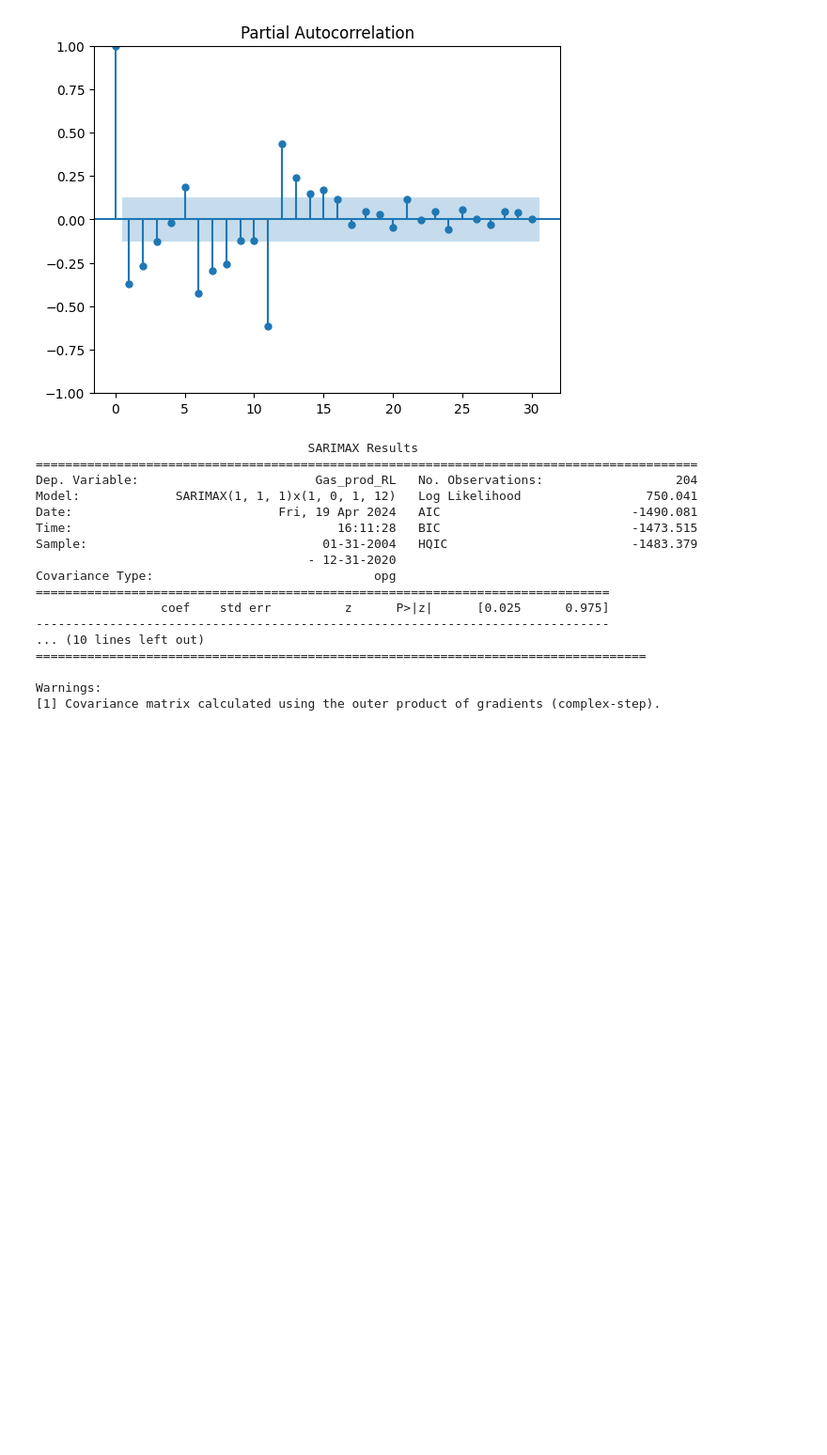
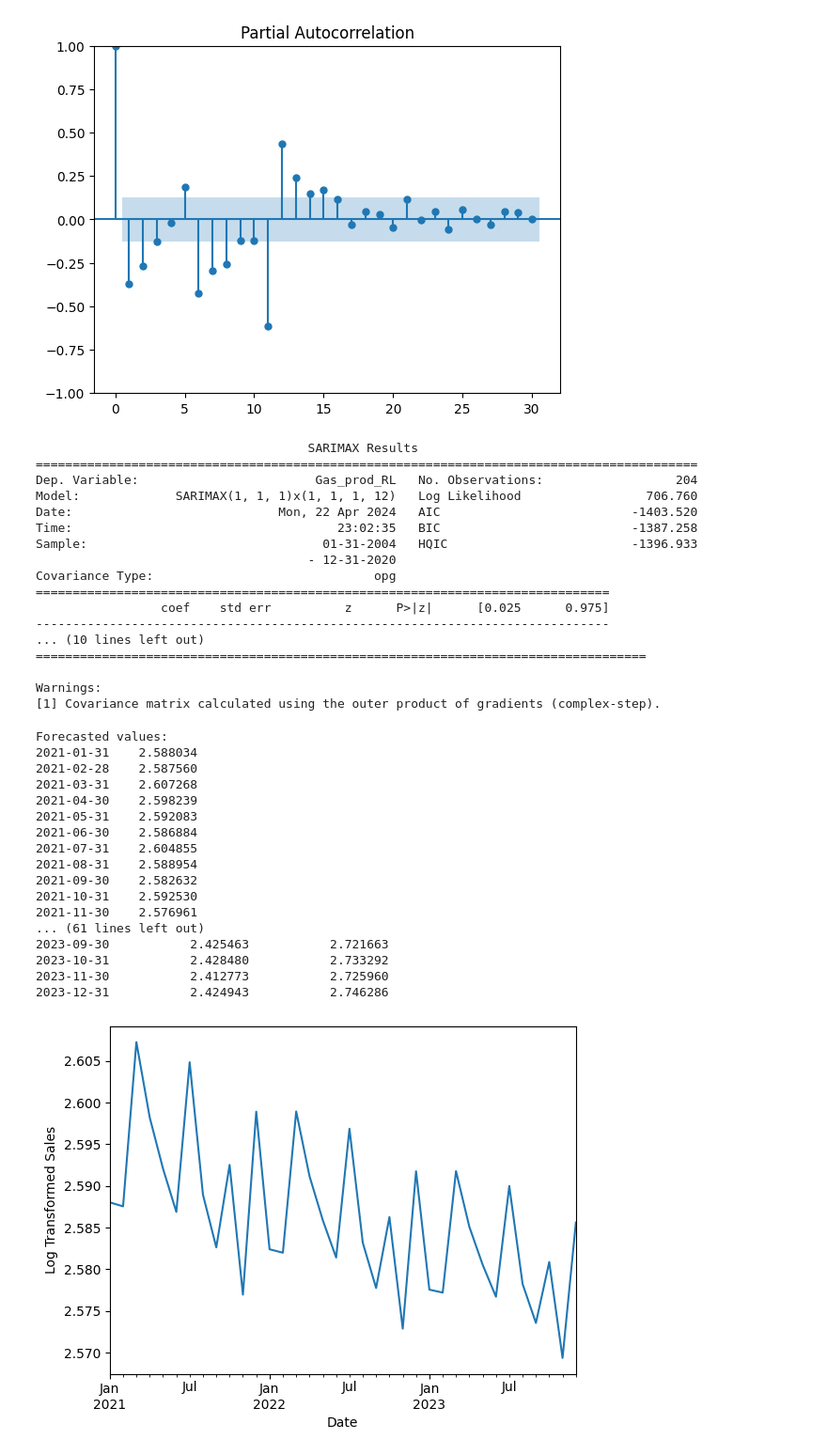
Before and after one commit to RileyLePrell/6211_Advance_BA, a Jupyter notebook: Assignment_4_Time_Series_Analysis/Time_Series.ipynb, the cells around one changed output. Shown at 94% size. Cells and saved outputs as stored; diff of their text form; code cells hidden in the pictures; blank space fills up the shorter version.

```diff
--- a/Assignment_4_Time_Series_Analysis/Time_Series.ipynb
+++ b/Assignment_4_Time_Series_Analysis/Time_Series.ipynb
@@ -450,7 +452,7 @@ valid_tsRL1 = gas_prod_logrl[nTrain:]
 import statsmodels.api as sm
 temp_model = sm.tsa.statespace.SARIMAX(train_tsRL1,
                                        order=(1,1,1),
-                                       seasonal_order=(1,0,1,12),
+                                       seasonal_order=(1,1,1,12),
                                        enforce_stationarity=True,
                                        enforce_invertibility=True)
 results = temp_model.fit()
@@ -459,10 +461,10 @@ print(results.summary())
                                      SARIMAX Results
 ==========================================================================================
 Dep. Variable:                        Gas_prod_RL   No. Observations:                  204
-Model:             SARIMAX(1, 1, 1)x(1, 0, 1, 12)   Log Likelihood                 750.041
-Date:                            Fri, 19 Apr 2024   AIC                          -1490.081
-Time:                                    16:11:28   BIC                          -1473.515
-Sample:                                01-31-2004   HQIC                         -1483.379
+Model:             SARIMAX(1, 1, 1)x(1, 1, 1, 12)   Log Likelihood                 706.760
+Date:                            Mon, 22 Apr 2024   AIC                          -1403.520
+Time:                                    23:02:35   BIC                          -1387.258
+Sample:                                01-31-2004   HQIC                         -1396.933
                                      - 12-31-2020
 Covariance Type:                              opg
 ==============================================================================
@@ -473,3 +475,44 @@ Covariance Type:                              opg
 
 Warnings:
 [1] Covariance matrix calculated using the outer product of gradients (complex-step).
+# %%
+# forecast with the fitted model
+predRL = results.get_forecast(steps=36,alpha=0.05)
+
+# Get the forecasted values
+forecasted_values = predRL.predicted_mean
+
+# Get the confidence intervals for the forecasted values
+confidence_intervals = predRL.conf_int()
+
+# Print the forecasted values
+print("Forecasted values:")
+print(forecasted_values)
+
+# Print the confidence intervals
+print("\n95% confidence intervals:")
+print(confidence_intervals)
+
+ax = predRL.predicted_mean.plot()
+ax.set_xlabel('Date')
+ax.set_ylabel('Log Transformed Sales')
+plt.show()
+# %% [output]
+Forecasted values:
+2021-01-31    2.588034
+2021-02-28    2.587560
+2021-03-31    2.607268
+2021-04-30    2.598239
+2021-05-31    2.592083
+2021-06-30    2.586884
+2021-07-31    2.604855
+2021-08-31    2.588954
+2021-09-30    2.582632
+2021-10-31    2.592530
+2021-11-30    2.576961
+... (61 lines left out)
+2023-09-30           2.425463           2.721663
+2023-10-31           2.428480           2.733292
+2023-11-30           2.412773           2.725960
+2023-12-31           2.424943           2.746286
+[figure, added]
```
Also changed, not shown: parts of 6 cells of this notebook.
